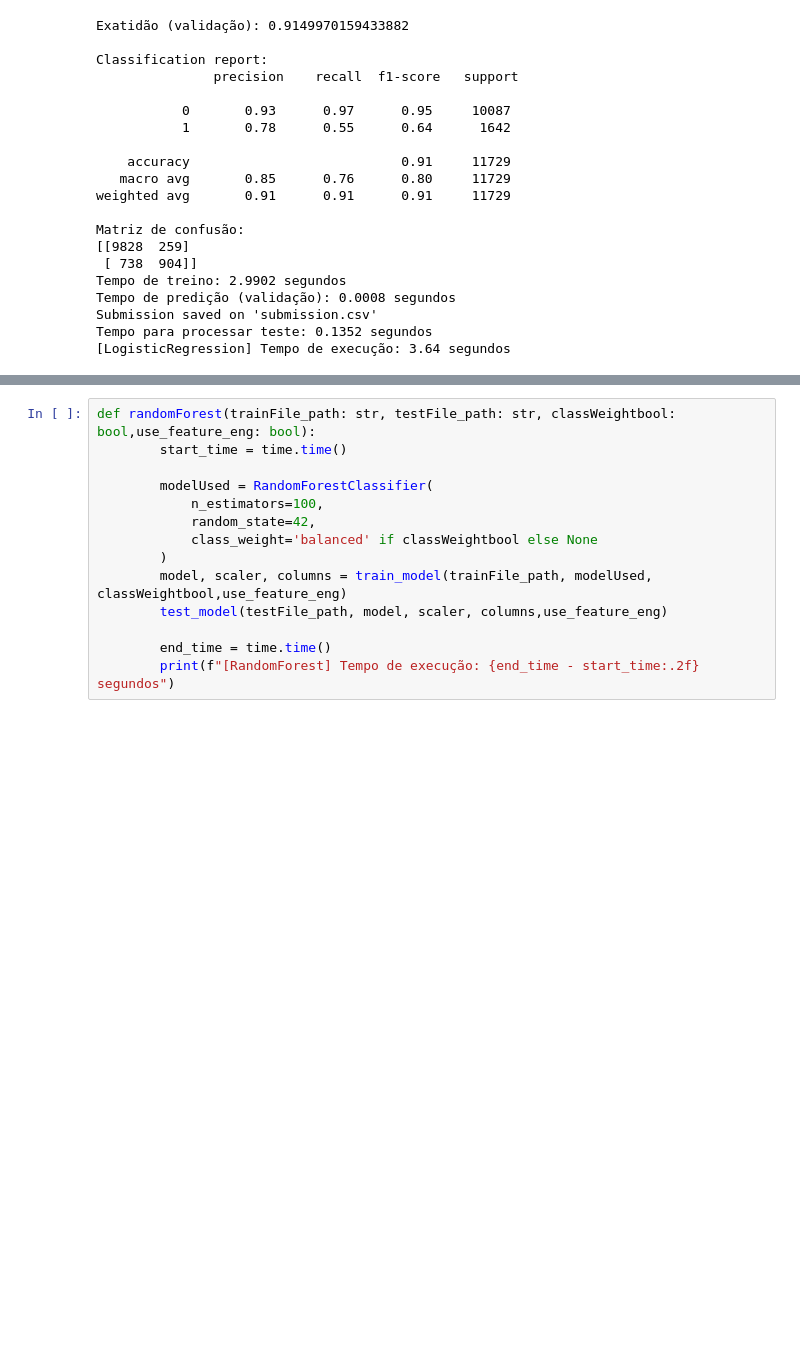
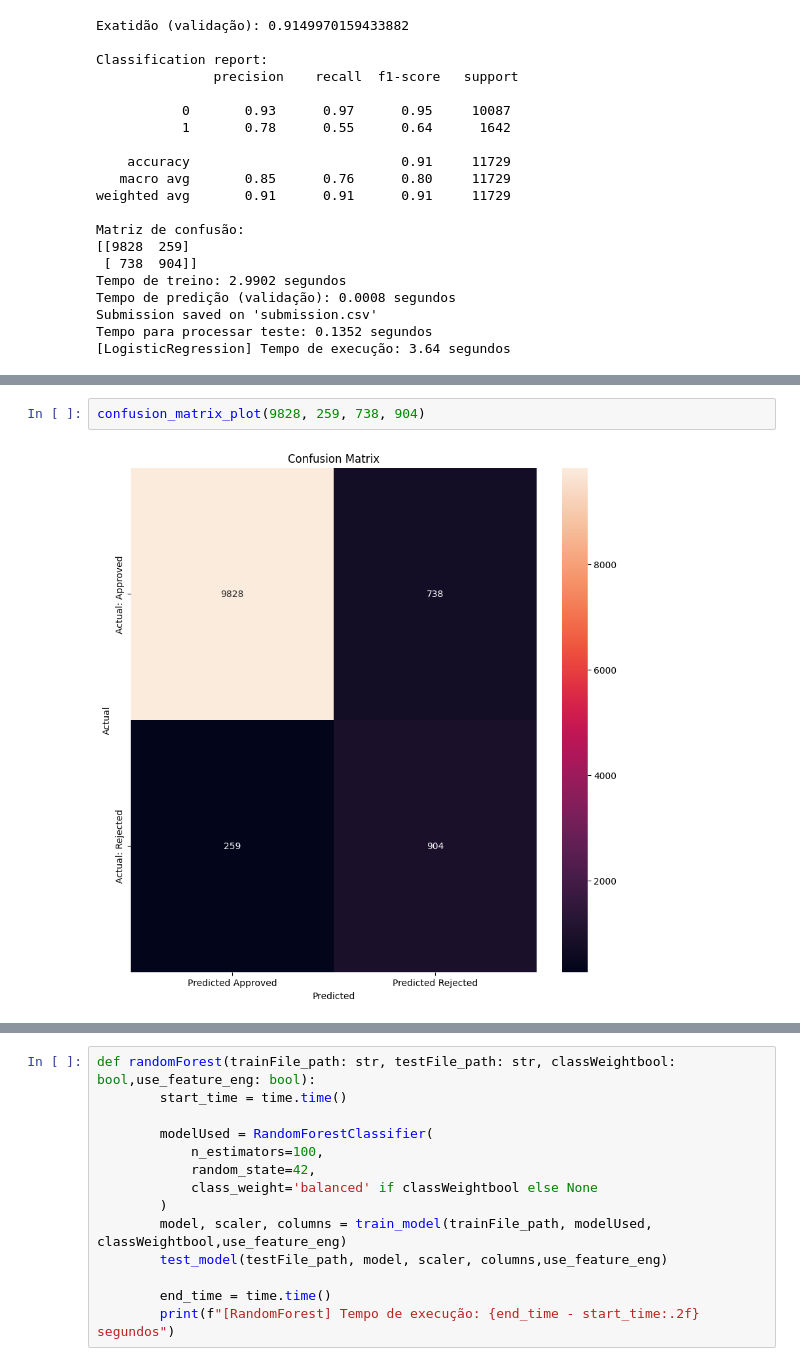
Before and after one commit to RodrigoPombo1/projeto-2-ia, a Jupyter notebook: notas_jupyter.ipynb, the cells around one changed output, grey strips where cells are left out. Drawn from its saved outputs; the diff is of its cells as text; blank space fills up the shorter version.

```diff
--- a/notas_jupyter.ipynb
+++ b/notas_jupyter.ipynb
@@ -549,0 +543,4 @@ Com a função randomForest() que tem os parâmetros:
+# %%
+confusion_matrix_plot(9828, 259, 738, 904)
+# %% [output]
+[figure, added]
```
Also changed, not shown: parts of 28 cells of this notebook.
